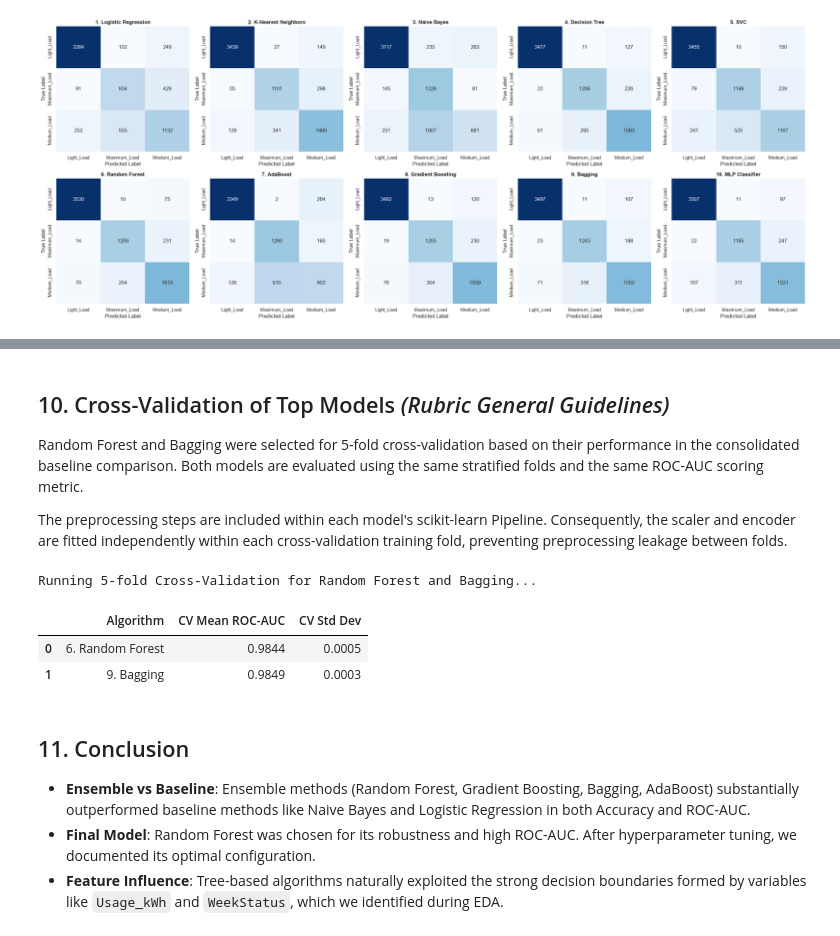
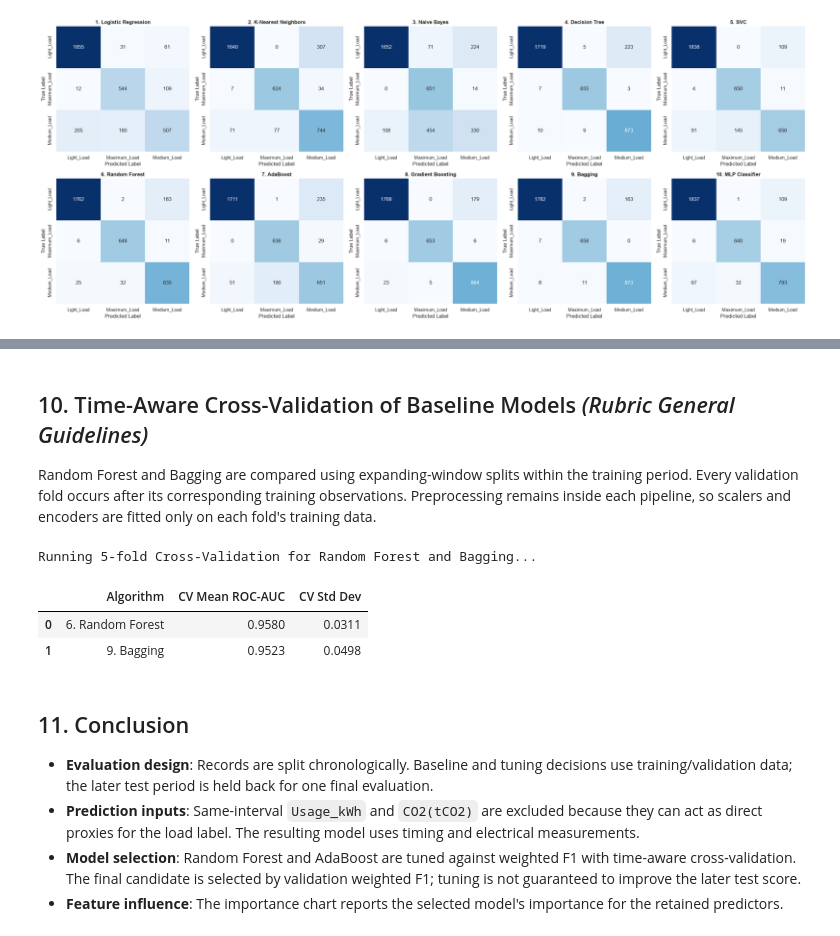
Before and after one commit to TejasviSenka/Machine_Learning_Capstone, a Jupyter notebook: notebooks/classification.ipynb, the cells around one changed output, grey strips where cells are left out. Saved outputs shown, nothing was run; the diff lists cells and outputs as text; code cells hidden in the pictures.

```diff
--- a/notebooks/classification.ipynb
+++ b/notebooks/classification.ipynb
@@ -66,8 +70,11 @@ All libraries imported successfully.
 
 Load the CSV and inspect the shape, data types, missing values, and the target distribution.
 # %%
-# Load dataset
+# Load and order the time series before splitting
+# The held-out periods will be later in time than the training period.
 df = pd.read_csv("../data/Steel_industry_data.csv")
+df['date'] = pd.to_datetime(df['date'], format='%d/%m/%Y %H:%M')
+df = df.sort_values('date').reset_index(drop=True)
 
 print(f"Dataset Shape: {df.shape[0]:,} rows × {df.shape[1]} columns\n")
 print(df.dtypes)
@@ -274,9 +283,7 @@ display(outlier_df)
 
 print("\nObservation: While features like 'Usage_kWh' contain statistical outliers, they represent genuine maximum operational loads rather than sensor errors (as evidenced by the 'Maximum_Load' label). Therefore, no outlier clipping is performed to preserve the integrity of the classes.")
 
-if 'date' in df.columns:
-    df.drop('date', axis=1, inplace=True)
-    print("\nDropped 'date' column as key temporal patterns are captured by 'NSM' and day variables.")
+print("\nThe parsed 'date' column is retained only to define chronological partitions; it is excluded from predictors below.")
 # %% [output]
 DATA CLEANING REPORT
 -------------------------
@@ -454,25 +482,25 @@ for i, (name, model) in enumerate(models.items()):
     # Pipeline fits preprocessing only on the training data
     model.fit(X_train, y_train)
 
-    y_pred = model.predict(X_test)
-    y_pred_proba = model.predict_proba(X_test)
+    y_pred = model.predict(X_validation)
+    y_pred_proba = model.predict_proba(X_validation)
 
-    acc = accuracy_score(y_test, y_pred)
+    acc = accuracy_score(y_validation, y_pred)
     prec = precision_score(
-        y_test, y_pred, average='weighted', zero_division=0
+        y_validation, y_pred, average='weighted', zero_division=0
     )
     rec = recall_score(
-        y_test, y_pred, average='weighted', zero_division=0
+        y_validation, y_pred, average='weighted', zero_division=0
     )
     f1 = f1_score(
-        y_test, y_pred, average='weighted', zero_division=0
+        y_validation, y_pred, average='weighted', zero_division=0
     )
     roc_auc = roc_auc_score(
-        y_test, y_pred_proba,
+        y_validation, y_pred_proba,
         multi_class='ovr', average='weighted'
     )
 
-    cm = confusion_matrix(y_test, y_pred)
+    cm = confusion_matrix(y_validation, y_pred)
 
     results[name] = {
         'Accuracy': acc,
@@ -758,21 +882,13 @@ ROC-AUC: +0.0090
 # %% [markdown]
-## 10. Cross-Validation of Top Models *(Rubric General Guidelines)*
+## 10. Time-Aware Cross-Validation of Baseline Models *(Rubric General Guidelines)*
 
-Random Forest and Bagging were selected for 5-fold cross-validation based on their
-performance in the consolidated baseline comparison. Both models are evaluated
-using the same stratified folds and the same ROC-AUC scoring metric.
-
-The preprocessing steps are included within each model's scikit-learn Pipeline.
-Consequently, the scaler and encoder are fitted independently within each
-cross-validation training fold, preventing preprocessing leakage between folds.
+Random Forest and Bagging are compared using expanding-window splits within the training period. Every validation fold occurs after its corresponding training observations. Preprocessing remains inside each pipeline, so scalers and encoders are fitted only on each fold's training data.
 # %%
-from sklearn.model_selection import cross_val_score, StratifiedKFold
+from sklearn.model_selection import cross_val_score, TimeSeriesSplit
 
 print("Running 5-fold Cross-Validation for Random Forest and Bagging...")
 
-cv_strategy = StratifiedKFold(
-    n_splits=5, shuffle=True, random_state=RANDOM_STATE
-)
+cv_strategy = TimeSeriesSplit(n_splits=5)
 
 top_models = [
     '6. Random Forest',
@@ -783,39 +899,39 @@ cv_results = []
 
 for name in top_models:
     model = models[name]
 
     scores = cross_val_score(
         model,
         X_train,
         y_train,
         cv=cv_strategy,
         scoring='roc_auc_ovr_weighted',
         n_jobs=-1
     )
 
     cv_results.append({
         'Algorithm': name,
         'CV Mean ROC-AUC': scores.mean(),
         'CV Std Dev': scores.std()
     })
 
 cv_df = pd.DataFrame(cv_results)
 
 display(
     cv_df.style.format({
         'CV Mean ROC-AUC': '{:.4f}',
         'CV Std Dev': '{:.4f}'
     }).background_gradient(cmap='Blues')
 )
 # %% [output]
 Running 5-fold Cross-Validation for Random Forest and Bagging...
 |  | Algorithm | CV Mean ROC-AUC | CV Std Dev |
-| 0 | 6. Random Forest | 0.9844 | 0.0005 |
-| 1 | 9. Bagging | 0.9849 | 0.0003 |
+| 0 | 6. Random Forest | 0.9580 | 0.0311 |
+| 1 | 9. Bagging | 0.9523 | 0.0498 |
 # %% [markdown]
-
 ## 11. Conclusion
 
-- **Ensemble vs Baseline**: Ensemble methods (Random Forest, Gradient Boosting, Bagging, AdaBoost) substantially outperformed baseline methods like Naive Bayes and Logistic Regression in both Accuracy and ROC-AUC.
-- **Final Model**: Random Forest was chosen for its robustness and high ROC-AUC. After hyperparameter tuning, we documented its optimal configuration.
-- **Feature Influence**: Tree-based algorithms naturally exploited the strong decision boundaries formed by variables like `Usage_kWh` and `WeekStatus`, which we identified during EDA.
+- **Evaluation design**: Records are split chronologically. Baseline and tuning decisions use training/validation data; the later test period is held back for one final evaluation.
+- **Prediction inputs**: Same-interval `Usage_kWh` and `CO2(tCO2)` are excluded because they can act as direct proxies for the load label. The resulting model uses timing and electrical measurements.
+- **Model selection**: Random Forest and AdaBoost are tuned against weighted F1 with time-aware cross-validation. The final candidate is selected by validation weighted F1; tuning is not guaranteed to improve the later test score.
+- **Feature influence**: The importance chart reports the selected model's importance for the retained predictors.
```
Also changed, not shown: parts of 15 cells of this notebook.
